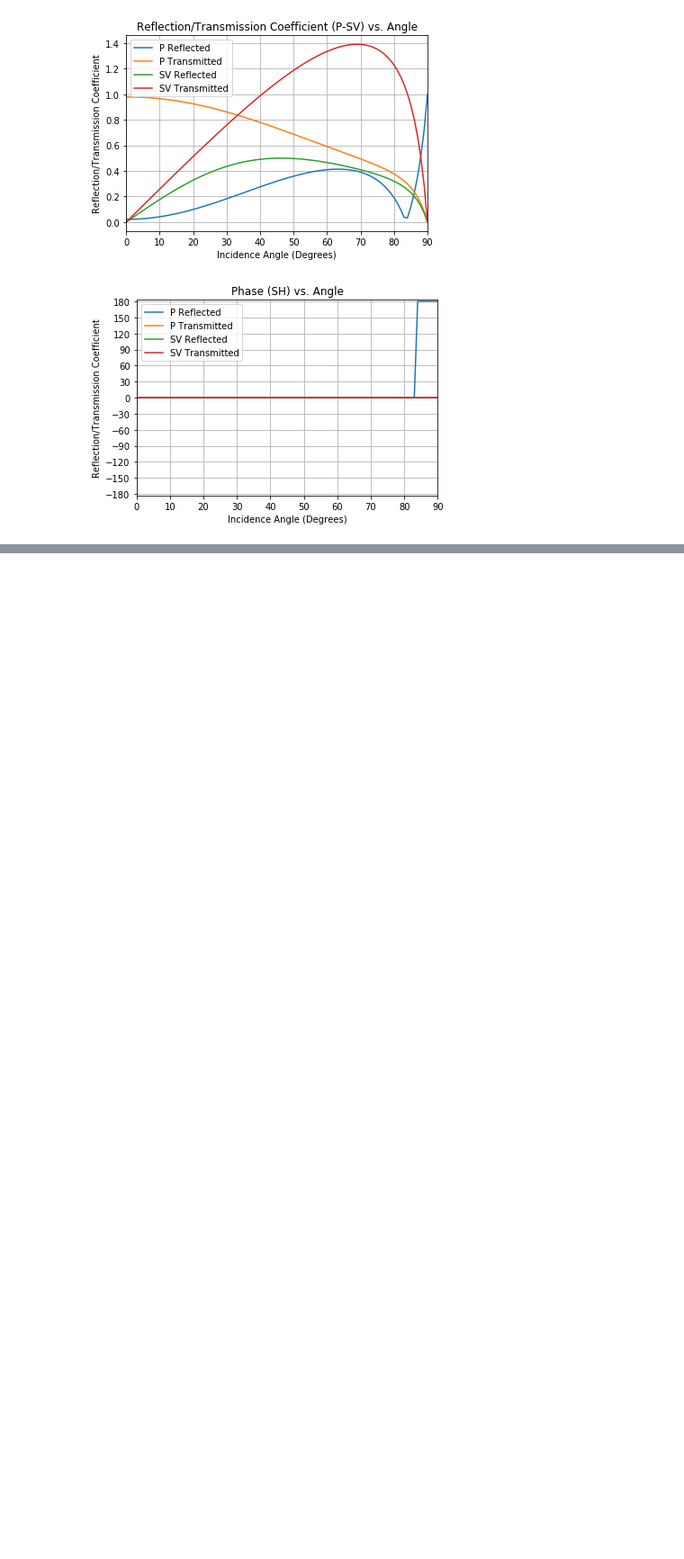
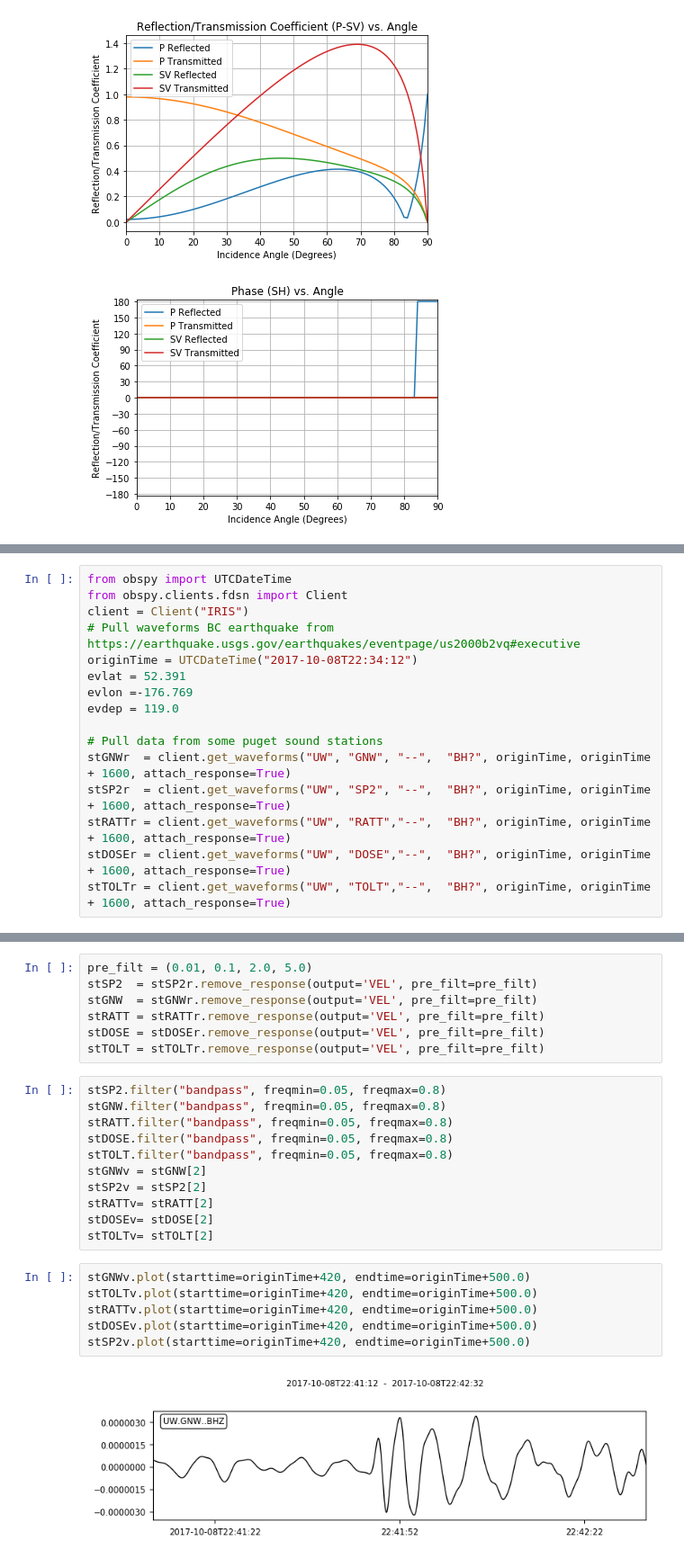
Before and after one commit to bakerb845/ess412_introToSeismo, a Jupyter notebook: reflectionCoeffs/reflectionAndTransmission.ipynb, the cells around one changed output, grey strips where cells are left out. Shown at 90% size. Cells and saved outputs as stored; diff of their text form; blank space fills up the shorter version.

```diff
--- a/reflectionCoeffs/reflectionAndTransmission.ipynb
+++ b/reflectionCoeffs/reflectionAndTransmission.ipynb
@@ -482,0 +524,16 @@ i = linspace(0.0, 90.0, 91)
+# %%
+from obspy import UTCDateTime
+from obspy.clients.fdsn import Client
+client = Client("IRIS")
+# Pull waveforms BC earthquake from https://earthquake.usgs.gov/earthquakes/eventpage/us2000b2vq#executive
+originTime = UTCDateTime("2017-10-08T22:34:12")
+evlat = 52.391
+evlon =-176.769
+evdep = 119.0
+
+# Pull data from some puget sound stations
+stGNWr  = client.get_waveforms("UW", "GNW", "--",  "BH?", originTime, originTime + 1600, attach_response=True)
+stSP2r  = client.get_waveforms("UW", "SP2", "--",  "BH?", originTime, originTime + 1600, attach_response=True)
+stRATTr = client.get_waveforms("UW", "RATT","--",  "BH?", originTime, originTime + 1600, attach_response=True)
+stDOSEr = client.get_waveforms("UW", "DOSE","--",  "BH?", originTime, originTime + 1600, attach_response=True)
+stTOLTr = client.get_waveforms("UW", "TOLT","--",  "BH?", originTime, originTime + 1600, attach_response=True)
@@ -482,0 +550,26 @@ i = linspace(0.0, 90.0, 91)
+# %%
+pre_filt = (0.01, 0.1, 2.0, 5.0)
+stSP2  = stSP2r.remove_response(output='VEL', pre_filt=pre_filt)
+stGNW  = stGNWr.remove_response(output='VEL', pre_filt=pre_filt)
+stRATT = stRATTr.remove_response(output='VEL', pre_filt=pre_filt)
+stDOSE = stDOSEr.remove_response(output='VEL', pre_filt=pre_filt)
+stTOLT = stTOLTr.remove_response(output='VEL', pre_filt=pre_filt)
+# %%
+stSP2.filter("bandpass", freqmin=0.05, freqmax=0.8)
+stGNW.filter("bandpass", freqmin=0.05, freqmax=0.8)
+stRATT.filter("bandpass", freqmin=0.05, freqmax=0.8)
+stDOSE.filter("bandpass", freqmin=0.05, freqmax=0.8)
+stTOLT.filter("bandpass", freqmin=0.05, freqmax=0.8)
+stGNWv = stGNW[2]
+stSP2v = stSP2[2]
+stRATTv= stRATT[2]
+stDOSEv= stDOSE[2]
+stTOLTv= stTOLT[2]
+# %%
+stGNWv.plot(starttime=originTime+420, endtime=originTime+500.0)
+stTOLTv.plot(starttime=originTime+420, endtime=originTime+500.0)
+stRATTv.plot(starttime=originTime+420, endtime=originTime+500.0)
+stDOSEv.plot(starttime=originTime+420, endtime=originTime+500.0)
+stSP2v.plot(starttime=originTime+420, endtime=originTime+500.0)
+# %% [output]
+[figure, added]
```
Also changed, not shown: parts of 6 cells of this notebook.
